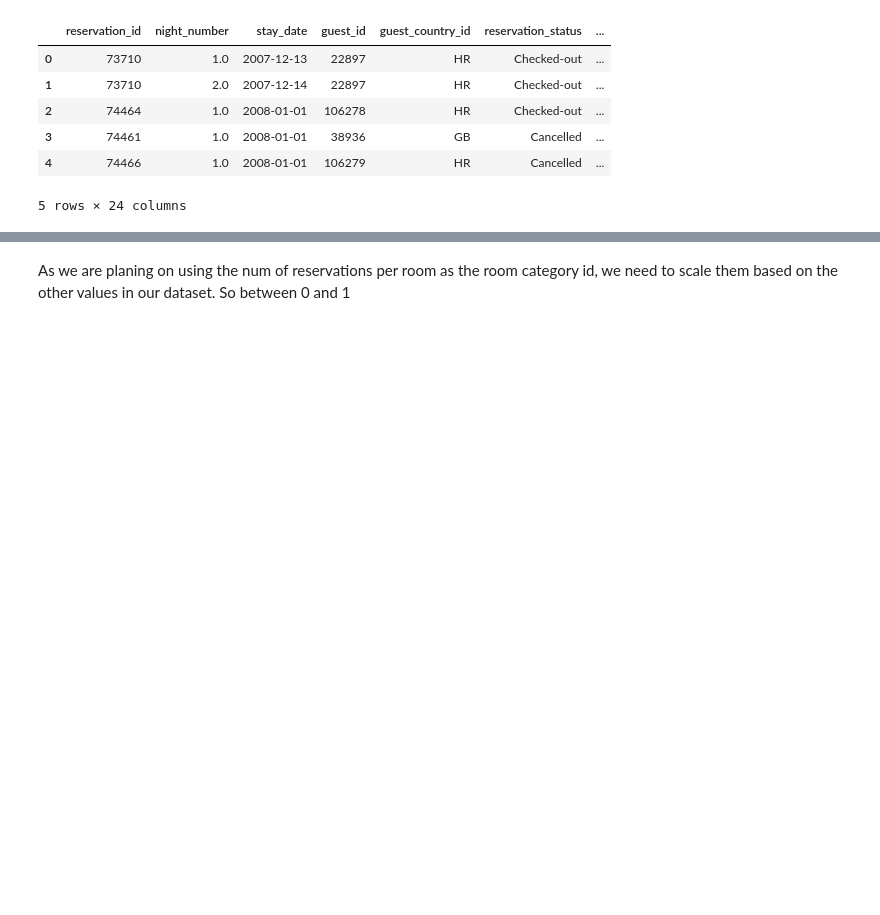
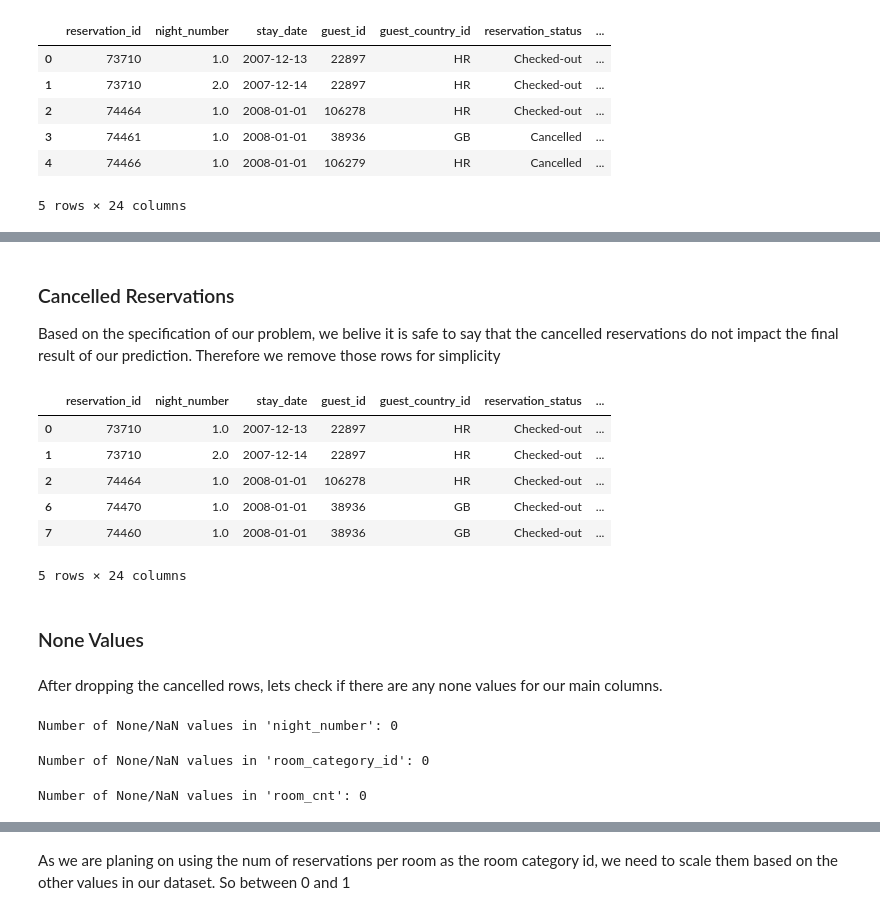
Before and after one commit to usernamenenad/Lumen, a Jupyter notebook: src/borisDataset.ipynb, the cells around one changed output, grey strips where cells are left out. Saved outputs shown, nothing was run; the diff lists cells and outputs as text; code cells hidden in the pictures; blank space fills up the shorter version.

```diff
--- a/src/borisDataset.ipynb
+++ b/src/borisDataset.ipynb
@@ -16,0 +49,36 @@ Check the range of dates in the dataset
+# %% [markdown]
+### Cancelled Reservations
+Based on the specification of our problem, we belive it is safe to say that the cancelled reservations do not impact the final result of our prediction. Therefore we remove those rows for simplicity
+# %%
+dataset = dataset[dataset['cancel_date'].isna()]
+dataset.head()
+# %% [output]
+|  | reservation_id | night_number | stay_date | guest_id | guest_country_id | reservation_status | ... |
+| 0 | 73710 | 1.0 | 2007-12-13 | 22897 | HR | Checked-out | ... |
+| 1 | 73710 | 2.0 | 2007-12-14 | 22897 | HR | Checked-out | ... |
+| 2 | 74464 | 1.0 | 2008-01-01 | 106278 | HR | Checked-out | ... |
+| 6 | 74470 | 1.0 | 2008-01-01 | 38936 | GB | Checked-out | ... |
+| 7 | 74460 | 1.0 | 2008-01-01 | 38936 | GB | Checked-out | ... |
+5 rows × 24 columns
+# %% [markdown]
+### None Values
+# %% [markdown]
+After dropping the cancelled rows, lets check if there are any none values for our main columns.
+# %%
+none_values_count = dataset['night_number'].isna().sum()
+
+print(f"Number of None/NaN values in 'night_number': {none_values_count}")
+# %% [output]
+Number of None/NaN values in 'night_number': 0
+# %%
+none_values_count = dataset['room_category_id'].isna().sum()
+
+print(f"Number of None/NaN values in 'room_category_id': {none_values_count}")
+# %% [output]
+Number of None/NaN values in 'room_category_id': 0
+# %%
+none_values_count = dataset['room_cnt'].isna().sum()
+
+print(f"Number of None/NaN values in 'room_cnt': {none_values_count}")
+# %% [output]
+Number of None/NaN values in 'room_cnt': 0
```
Also changed, not shown: parts of 38 cells of this notebook.
